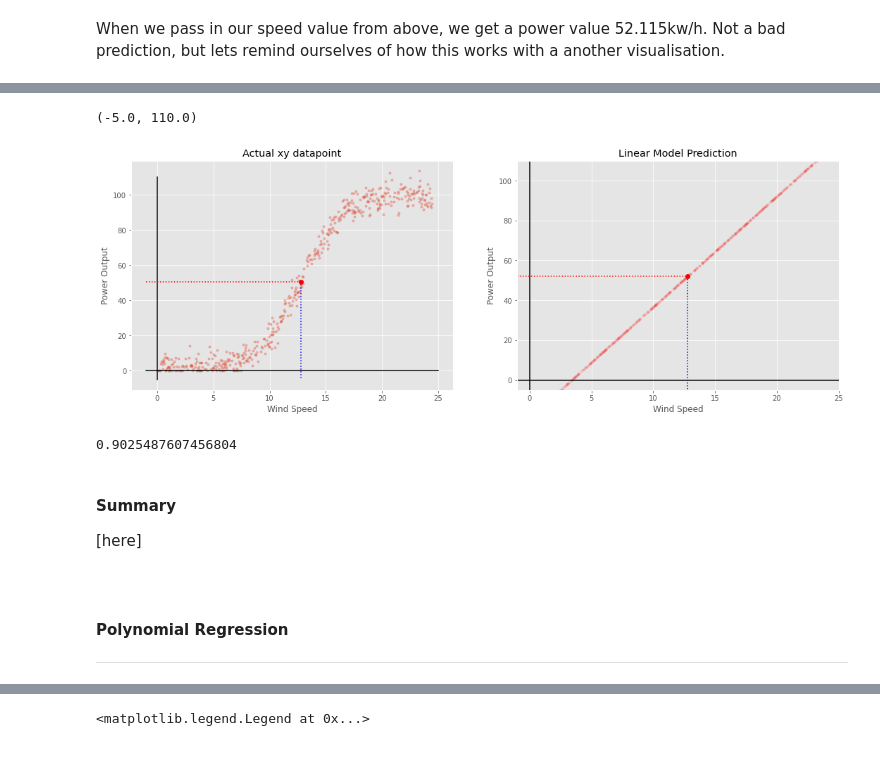
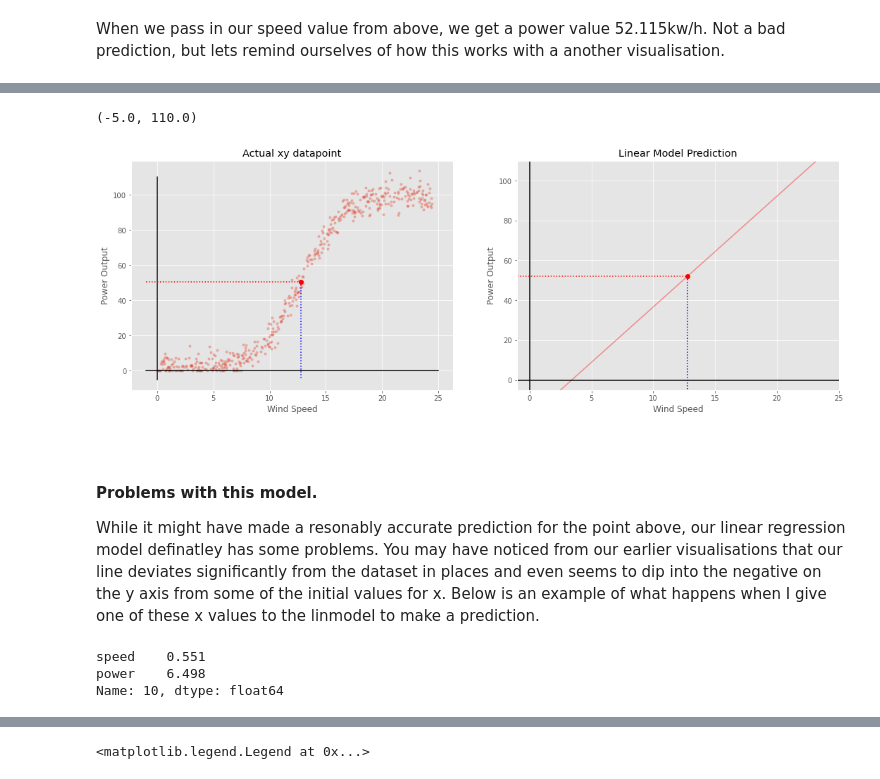
Before and after one commit to ocoleman/fundamentalsDA-project2020, a Jupyter notebook: project.ipynb, the cells around one changed output, grey strips where cells are left out. Cells and saved outputs as stored; diff of their text form; code cells hidden in the pictures.

```diff
--- a/project.ipynb
+++ b/project.ipynb
@@ -192,45 +196,45 @@ ax1.plot([-1, 12.788], [50.658, 50.658], 'r:')
 ax1.plot(12.788,50.658, 'ro')
 
 #Title and labels
 ax1.set_title("Actual xy datapoint")
 ax1.set_xlabel("Wind Speed")
 ax1.set_ylabel("Power Output")
 
 
 #ax2, the linear models predictions for power given windspeed visualised.
-ax2.plot(x, linmodel(x),'r.',alpha=0.1,)
+ax2.plot(x, linmodel(x),'r-',alpha=0.4,)
 
 # Draw some axes.
 ax2.plot([-1, 25], [0, 0], 'k-')
 ax2.plot([0, 0], [-5, 110], 'k-')
 
 # Plotting a visualisation of the predicted datapoint.
 ax2.plot([12.788, 12.788], [linmodel(12.788), -5], 'b:')
 ax2.plot([-1, 12.788], [linmodel(12.788), linmodel(12.788)], 'r:')
 ax2.plot(12.788,linmodel(12.788), 'ro')
 
 #Title and labels
 ax2.set_title("Linear Model Prediction")
 ax2.set_xlabel("Wind Speed")
 ax2.set_ylabel("Power Output")
 
 
 # Set some reasonable plot limits.
 plt.xlim([-1, 25])
 plt.ylim([-5, 110])
 # %% [output]
 (-5.0, 110.0)
-[figure, old version]
+[figure, new version]
-# %%
-#calculating r-squared value, 0 = no relation, 1 = 100% related
-print(np.corrcoef(y, linmodel(x))[0][1]**2)
-# %% [output]
-0.9025487607456804
-# %% [markdown]
-#### Summary
-[here]
-# %% [markdown]
-<br>
-
-#### Polynomial Regression
-***
+# %% [markdown]
+<br>
+
+#### Problems with this model.
+
+While it might have made a resonably accurate prediction for the point above, our linear regression model definatley has some problems. You may have noticed from our earlier visualisations that our line deviates significantly from the dataset in places and even seems to dip into the negative on the y axis from some of the initial values for x. Below is an example of what happens when I give one of these x values to the linmodel to make a prediction.
+# %%
+#picking one of the intial rows from the dataframe.
+df.loc[10]
+# %% [output]
+speed    0.551
+power    6.498
+Name: 10, dtype: float64
```
Also changed, not shown: parts of 41 cells of this notebook.
